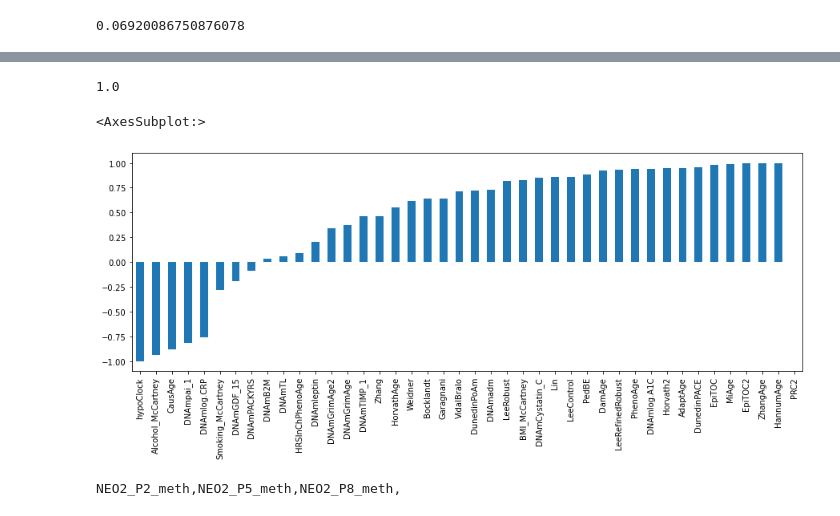
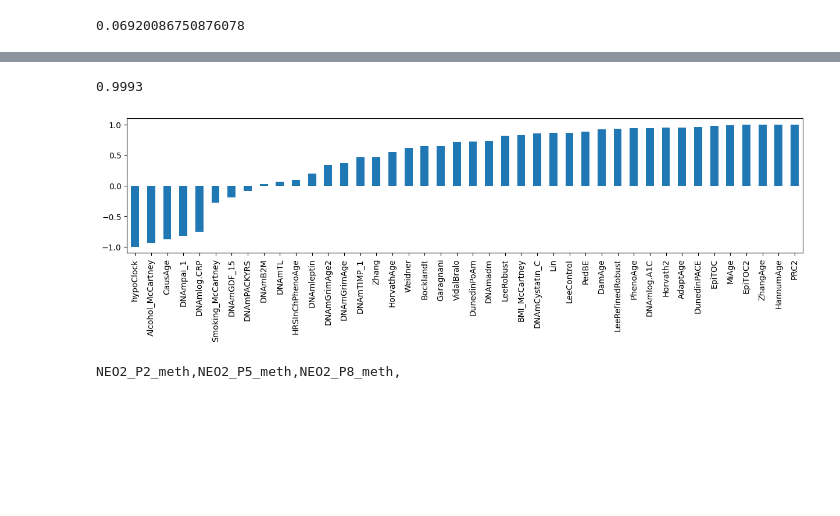
Before and after one commit to moqri/PRC2-AgeIndex, a Jupyter notebook: PRC2-AgeIndex_Manuscript_Figures/Figs1-2&4-6_WGBS_Figures_PRC2-AgeIndex.ipynb, the cells around one changed output, grey strips where cells are left out. Cells and saved outputs as stored; diff of their text form; code cells hidden in the pictures; blank space fills up the shorter version.

```diff
--- a/PRC2-AgeIndex_Manuscript_Figures/Figs1-2&4-6_WGBS_Figures_PRC2-AgeIndex.ipynb
+++ b/PRC2-AgeIndex_Manuscript_Figures/Figs1-2&4-6_WGBS_Figures_PRC2-AgeIndex.ipynb
@@ -543,21 +518,21 @@ ax.get_figure().savefig('figures/'+figure+'.png', dpi=600,bbox_inches='tight')
 #Correlation of passaging and methylation of top 1000 LMRs in passaged fibroblasts
 cor=pd.DataFrame(f[cells].tail(1000).mean(),columns=['m'])
 cor['age']=[int(cell) for cell in cells]
-cor.corrwith(cor['age']).m.round(2)
+cor.corrwith(cor['age']).m.round(4)
 # %% [output]
-1.0
+0.9993
 # %%
 #S.Fig 2 - plotting correlation of various published epigenetic clocks applied to WGBS passaged fibroblast data
 
 r=pd.read_csv('SupplementFig2/f_clocks.csv',index_col=0)
 r.index=r.index.astype(str)
 r['age']=[int(cell) for cell in cells]
-r['PRC2']=cor['m']
-r.corrwith(r['age']).sort_values().round(2).drop('age')
-r.corrwith(r['age']).sort_values().round(2).drop('age').plot(kind='bar',figsize=(15,5))
+r['PRC2']=cor['m'].values
+pl=r.corrwith(r['age']).sort_values().round(2).drop('age')
+ax=pl.plot(kind='bar',figsize=(15,3));
+ax.get_figure().savefig('figures/FigS2_fibroblast.eps', dpi=600,bbox_inches='tight',format='eps')
 # %% [output]
-<AxesSubplot:>
-[figure, old version]
+[figure, new version]
 # %%
 # Fig 6a - PRC2-AgeIndex applied to neonatal fibroblast data ordered by neonatal fibroblast EZH2 binding (GSE253987)
 cells=["NEO2_P2_meth","NEO2_P5_meth","NEO2_P8_meth"]
```
Also changed, not shown: parts of 38 cells of this notebook, 38 other files.
